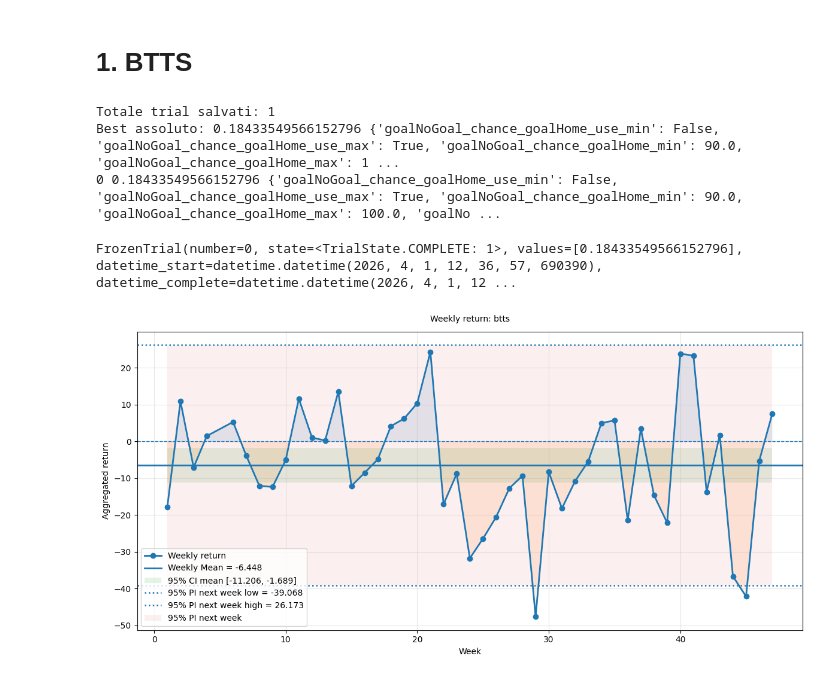
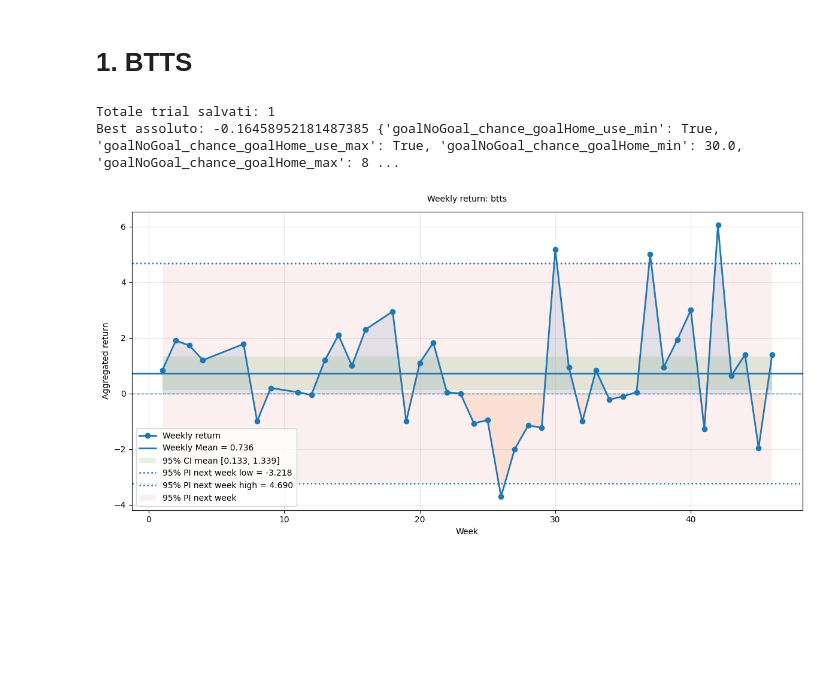
Before and after one commit to NickOLeeney/bet-master-analytics, a Jupyter notebook: src/strategies/greedy_model_analysis.ipynb, the cells around one changed output. Drawn from its saved outputs; the diff is of its cells as text; code cells hidden in the pictures; blank space fills up the shorter version.

```diff
--- a/src/strategies/greedy_model_analysis.ipynb
+++ b/src/strategies/greedy_model_analysis.ipynb
@@ -25,10 +26,7 @@ study = optuna.load_study(
 print("Totale trial salvati:", len(study.trials))
 print("Best assoluto:", study.best_trial.value, study.best_trial.params)
 
-# se vuoi vedere tutti i best che avevi archiviato
-for t in study.trials:
-    print(t.number, t.value, t.params)
+top_trials = sorted(study.trials, key=lambda t: -t.value)
 # %% [output]
 Totale trial salvati: 1
-Best assoluto: 0.18433549566152796 {'goalNoGoal_chance_goalHome_use_min': False, 'goalNoGoal_chance_goalHome_use_max': True, 'goalNoGoal_chance_goalHome_min': 90.0, 'goalNoGoal_chance_goalHome_max': 1 ...
-0 0.18433549566152796 {'goalNoGoal_chance_goalHome_use_min': False, 'goalNoGoal_chance_goalHome_use_max': True, 'goalNoGoal_chance_goalHome_min': 90.0, 'goalNoGoal_chance_goalHome_max': 100.0, 'goalNo ...
+Best assoluto: -0.16458952181487385 {'goalNoGoal_chance_goalHome_use_min': True, 'goalNoGoal_chance_goalHome_use_max': True, 'goalNoGoal_chance_goalHome_min': 30.0, 'goalNoGoal_chance_goalHome_max': 8 ...
@@ -42,26 +33,35 @@ df["return"] = df.apply(lambda x: get_return(strategy=x[target_col], odds=x["goa
-# %%
-study.best_trial
-# %% [output]
-FrozenTrial(number=0, state=<TrialState.COMPLETE: 1>, values=[0.18433549566152796], datetime_start=datetime.datetime(2026, 4, 1, 12, 36, 57, 690390), datetime_complete=datetime.datetime(2026, 4, 1, 12 ...
 # %%
-from utils import analyze_strategies
+import pandas as pd
+
+# Choose best trial
+best_trial = top_trials[0]
+
+df = get_btts_table()
+feature_bins_map = best_trial.user_attrs["feature_bins_map"]
+df["return"] = df.apply(lambda x: get_return(strategy=x[target_col], odds=x["goalNoGoal_quote_currentGG"]), axis=1).copy()
+
+# Adding week column
+df["week"] = df["time"].dt.to_period("W")
+monday_start = df["time"].min() - pd.to_timedelta(df["time"].min().weekday(), unit="D")
+df["week"] = ((df["time"] - monday_start).dt.days // 7) + 1
+
 # Create the test binned dataframe
 df_binned = df.copy()
 
 for feat, step in feature_bins_map.items():
     df_binned[feat] = [round_to_step(x, step) for x in df_binned[feat]]
 
     if isinstance(step, int):
         df_binned[feat] = df_binned[feat].astype("Int64")
 
 df_binned = df_binned.sort_values(by="time", ascending=False)
 
 df_binned["strategy"] = target_col
 
-weekly_return, stats = analyze_strategies(df_binned, strategies=[target_col], print_pi=True)
 
-mask = get_mask(df_binned, study.best_trial.user_attrs)
+mask = get_mask(df_binned, study.best_trial.user_attrs["params_dict"])
 
 df_filtered = df_binned[mask]
+weekly_return, stats = analyze_strategies(df_filtered, strategies=[target_col], print_pi=True)
 # %% [output]
-[figure, old version]
+[figure, new version]
```
Also changed, not shown: parts of 6 cells of this notebook, 1 other file.
